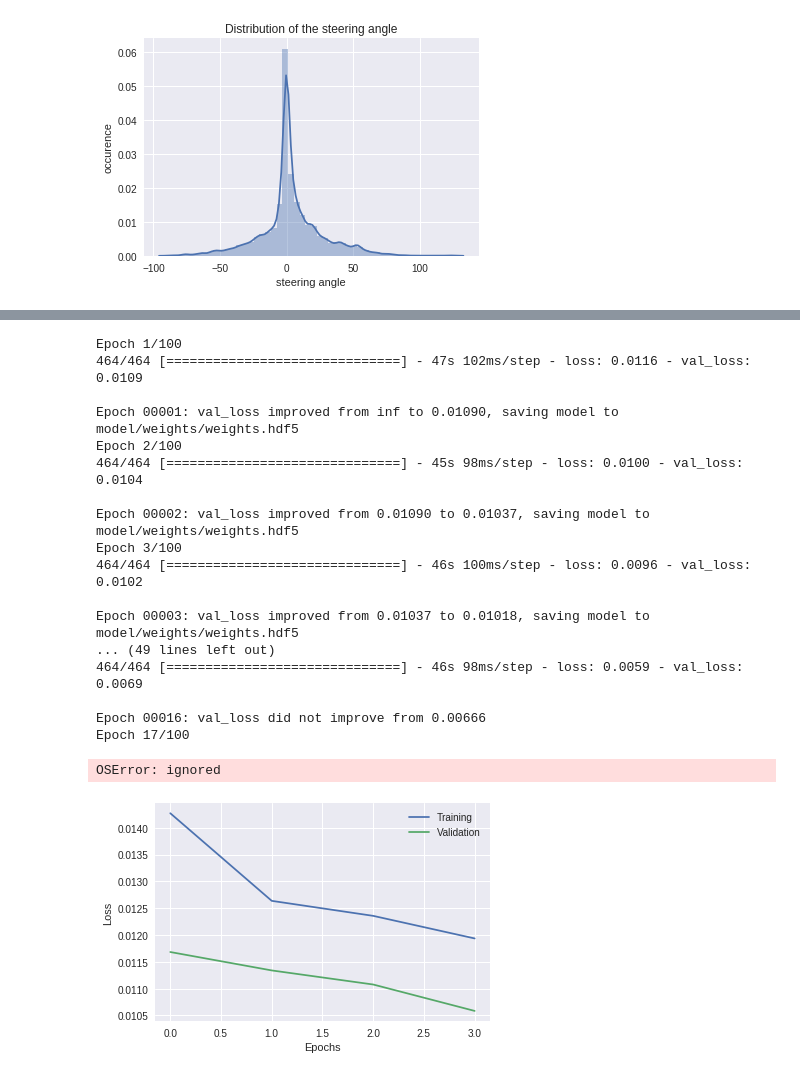
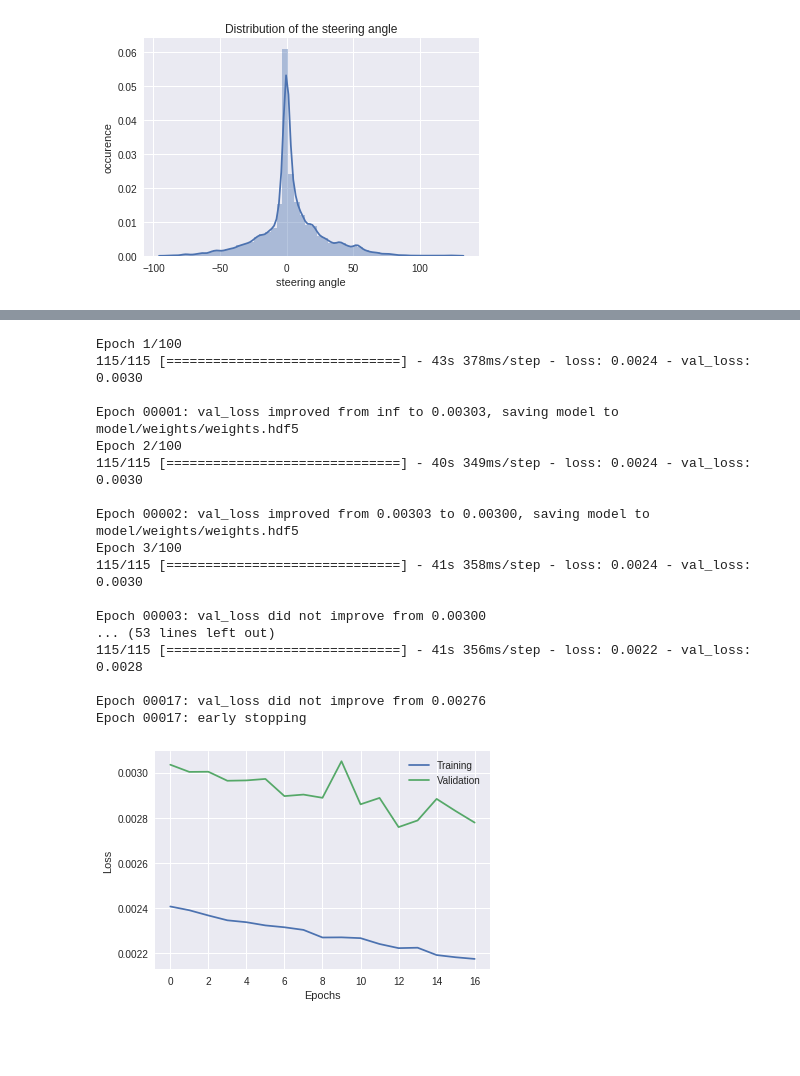
Before and after one commit to ffabi/AssettoCorsaSelfDriving, a Jupyter notebook: AssettoCorsaSelfDriving_3_0.ipynb, the cells around one changed output, grey strips where cells are left out. Drawn from its saved outputs; the diff is of its cells as text; code cells hidden in the pictures; blank space fills up the shorter version.

```diff
--- a/AssettoCorsaSelfDriving_3_0.ipynb
+++ b/AssettoCorsaSelfDriving_3_0.ipynb
@@ -306,18 +322,18 @@ model.add(Dense(1, activation='sigmoid'))
 # %%
-sgd = SGD(lr=0.002, decay=1e-7, momentum=0.8, nesterov=True)
+sgd = SGD(lr=0.002, decay=1e-6, momentum=0.8, nesterov=True)
 adam = Adam(lr=0.001, beta_1=0.9, beta_2=0.999)
 model.compile(optimizer=sgd, loss="mse")
 # model.summary()
 # %%
-# training_generator = DataGenerator(train, dim=img_shape, batch_size=16)
-# validation_generator = DataGenerator(valid, dim=img_shape, batch_size=16)
+training_generator = DataGenerator(train, dim=img_shape, batch_size=64)
+validation_generator = DataGenerator(valid, dim=img_shape, batch_size=64)
 
-training_generator = SimpleDataGenerator(train["frame"], train["data"], batch_size=16)
-validation_generator = SimpleDataGenerator(valid["frame"], valid["data"], batch_size=16)
+# training_generator = SimpleDataGenerator(train["frame"], train["data"], batch_size=128)
+# validation_generator = SimpleDataGenerator(valid["frame"], valid["data"], batch_size=128)
 
 
 #setup early stopping
-es = EarlyStopping(patience=10, verbose=1, min_delta=0.001)
+es = EarlyStopping(patience=16, verbose=1, min_delta=0.0005)
 
 #we are going to keep only the best model
 mcp = ModelCheckpoint(filepath='model/weights/weights.hdf5', verbose=1, save_best_only=True)
@@ -334,23 +350,22 @@ history = model.fit_generator(
          )
 # %% [output]
 Epoch 1/100
-464/464 [==============================] - 47s 102ms/step - loss: 0.0116 - val_loss: 0.0109
+115/115 [==============================] - 43s 378ms/step - loss: 0.0024 - val_loss: 0.0030
 
-Epoch 00001: val_loss improved from inf to 0.01090, saving model to model/weights/weights.hdf5
+Epoch 00001: val_loss improved from inf to 0.00303, saving model to model/weights/weights.hdf5
 Epoch 2/100
-464/464 [==============================] - 45s 98ms/step - loss: 0.0100 - val_loss: 0.0104
+115/115 [==============================] - 40s 349ms/step - loss: 0.0024 - val_loss: 0.0030
 
-Epoch 00002: val_loss improved from 0.01090 to 0.01037, saving model to model/weights/weights.hdf5
+Epoch 00002: val_loss improved from 0.00303 to 0.00300, saving model to model/weights/weights.hdf5
 Epoch 3/100
-464/464 [==============================] - 46s 100ms/step - loss: 0.0096 - val_loss: 0.0102
+115/115 [==============================] - 41s 358ms/step - loss: 0.0024 - val_loss: 0.0030
 
-Epoch 00003: val_loss improved from 0.01037 to 0.01018, saving model to model/weights/weights.hdf5
-... (49 lines left out)
-464/464 [==============================] - 46s 98ms/step - loss: 0.0059 - val_loss: 0.0069
+Epoch 00003: val_loss did not improve from 0.00300
+... (53 lines left out)
+115/115 [==============================] - 41s 356ms/step - loss: 0.0022 - val_loss: 0.0028
 
-Epoch 00016: val_loss did not improve from 0.00666
-Epoch 17/100
+Epoch 00017: val_loss did not improve from 0.00276
+Epoch 00017: early stopping
-OSError: ignored
 # %%
 # load back best model (early stopping + model checkpoint)
 model = load_model('model/weights/weights.hdf5')
@@ -380,11 +395,11 @@ def plot_history(network_history):
 # %%
 #plot learning history
 plot_history(history)
 
 # Final evaluation of the model
-test_generator = SimpleDataGenerator(test["frame"], test["data"], batch_size=16)
+test_generator = DataGenerator(test, dim=img_shape, batch_size=16)
 scores = model.evaluate_generator(test_generator, verbose=0)
 print("Test loss: ", scores)
 # print("Test accuracy: %.2f%%" % (scores[2]*100))
 # %% [output]
-[figure, old version]
+[figure, new version]
```
Also changed, not shown: parts of 13 cells of this notebook.
